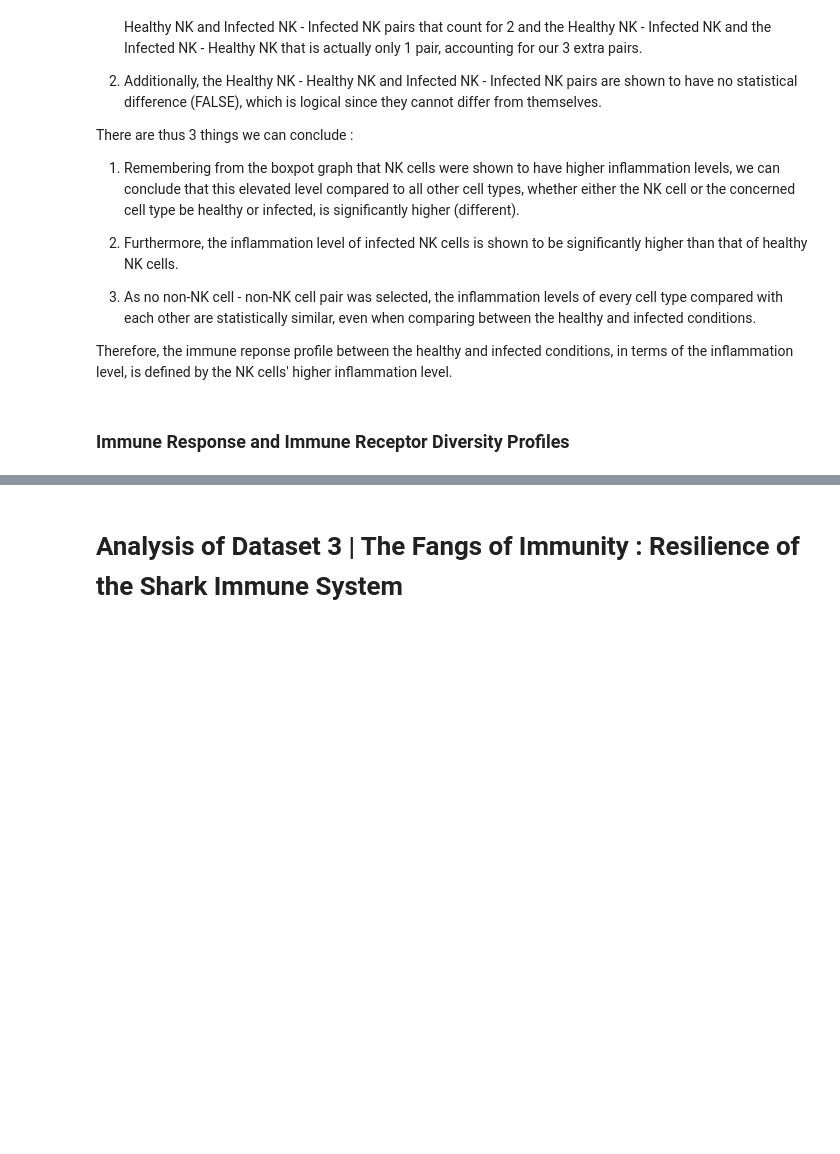
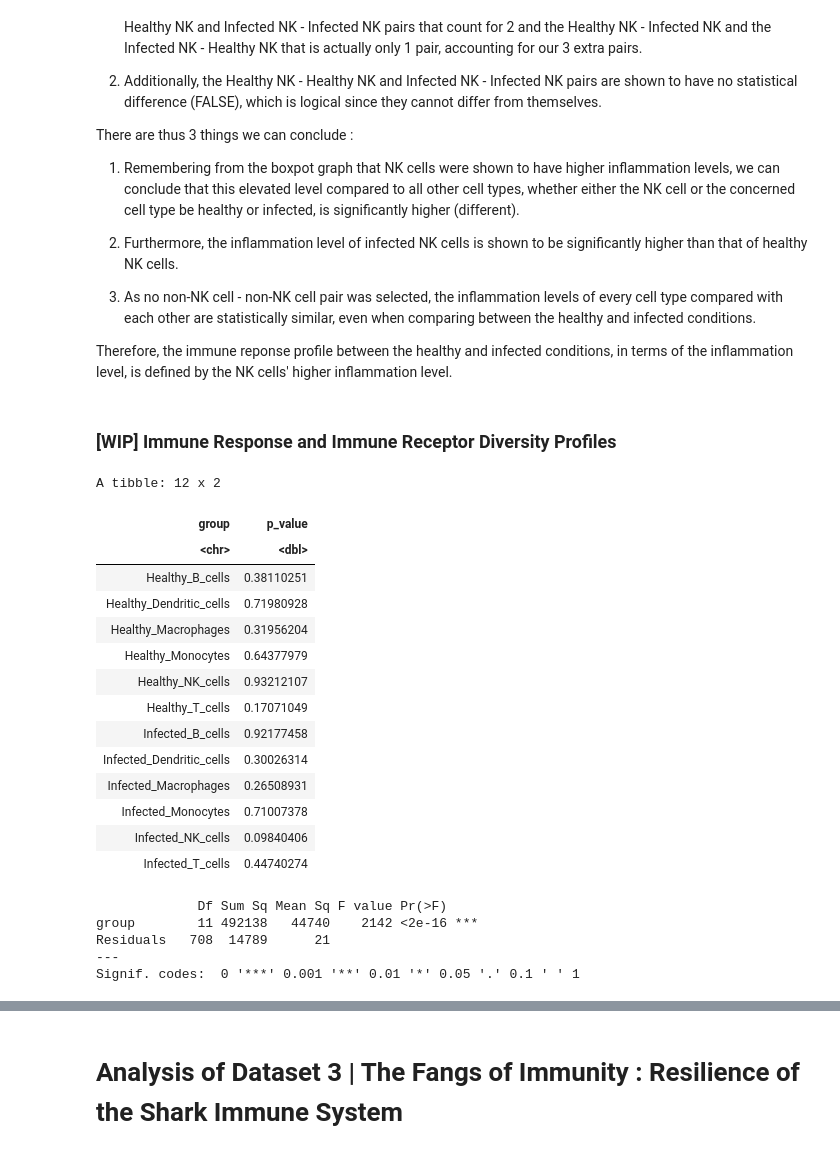
Before and after one commit to Ploenypp/bio-phys-inform_workbooks, a Jupyter notebook: biostats_project/aux_report.ipynb, the cells around one changed output, grey strips where cells are left out. Saved outputs shown, nothing was run; the diff lists cells and outputs as text; code cells hidden in the pictures; blank space fills up the shorter version.

```diff
--- a/biostats_project/aux_report.ipynb
+++ b/biostats_project/aux_report.ipynb
@@ -162,15 +162,15 @@ A matrix: 6 x 4 of type dbl
 The Tukey HSD post hoc test identifies between which pairs a statistical difference exists. If the p adj value is less than 0.05, then the concerned pair has a statistical difference.
 # %%
 # get the list of pairs that have a p adj value less than 0.05
-diff_res = h_inf_inflam_tukey[h_inf_inflam_tukey[,"p adj"] < 0.05, "p adj"]
+inflam_diff_res = h_inf_inflam_tukey[h_inf_inflam_tukey[,"p adj"] < 0.05, "p adj"]
 
 # get pair names (no need for the p adj value)
-pair_lst = as.list(names(diff_res))
+inflam_pair_lst = as.list(names(inflam_diff_res))
 # %%
 # check in NK cells actually are involved in every pair
 not_NK = logical()
 has_NK = logical()
-for (p in pair_lst) {
+for (p in inflam_pair_lst) {
     ps = str_split_fixed(p, "-", 2)
     a = str_split_fixed(ps[1], "_", 2)
     b = str_split_fixed(ps[2], "_", 2)
@@ -178,10 +178,10 @@ for (p in pair_lst) {
     if (a[2] == "NK_cells" || b[2] == "NK_cells") { has_NK = c(has_NK, TRUE) }
 }
 
-sprintf("%d pairs where p adj < 0.05", length(pair_lst))
+sprintf("%d pairs where p adj < 0.05", length(inflam_pair_lst))
 sprintf("%d pairs neither cell type is not an NK cell.", length(not_NK))
 sprintf("%d pairs where at least one cell type is an NK cell.", length(has_NK))
-if (length(has_NK) == length(pair_lst)) { sprintf("All pairs where p adj < 0.05 have at least one cell type that is an NK cell.")
+if (length(has_NK) == length(inflam_pair_lst)) { sprintf("All pairs where p adj < 0.05 have at least one cell type that is an NK cell.")
 } else { sprintf("Not all pairs were p adj < 0.05 have a cell type that is an NK cell.") }
 # %% [output]
 [1] "21 pairs where p adj < 0.05"
@@ -197,7 +197,7 @@ if (length(has_NK) == length(pair_lst)) { sprintf("All pairs where p adj < 0.05
 healthy_NK = list(); infected_NK = list()
 h = 1; i = 1
 
-for (p in pair_lst) {
+for (p in inflam_pair_lst) {
     ps = str_split_fixed(paste(p),"-",2)
     if (ps[1] == "Healthy_NK_cells") {
         healthy_NK[[h]] = ps[2]
@@ -315,4 +315,34 @@ There are thus 3 things we can conclude :
 
 Therefore, the immune reponse profile between the healthy and infected conditions, in terms of the inflammation level, is defined by the NK cells' higher inflammation level.
 # %% [markdown]
-### Immune Response and Immune Receptor Diversity Profiles
+### [WIP] Immune Response and Immune Receptor Diversity Profiles
+# %%
+h_inf_resp = h_inf_immune[h_inf_immune$variable=="response_to_infection", ]
+h_inf_resp %>%
+    group_by(group) %>%
+    summarise(p_value = shapiro.test(value)$p.value)
+# %% [output]
+A tibble: 12 x 2
+| group | p_value |
+| <chr> | <dbl> |
+| Healthy_B_cells | 0.38110251 |
+| Healthy_Dendritic_cells | 0.71980928 |
+| Healthy_Macrophages | 0.31956204 |
+| Healthy_Monocytes | 0.64377979 |
+| Healthy_NK_cells | 0.93212107 |
+| Healthy_T_cells | 0.17071049 |
+| Infected_B_cells | 0.92177458 |
+| Infected_Dendritic_cells | 0.30026314 |
+| Infected_Macrophages | 0.26508931 |
+| Infected_Monocytes | 0.71007378 |
+| Infected_NK_cells | 0.09840406 |
+| Infected_T_cells | 0.44740274 |
+# %%
+h_inf_resp_anova = aov(data=healthy_infected, response_to_infection ~ group)
+summary(h_inf_inflam_anova)
+# %% [output]
+             Df Sum Sq Mean Sq F value Pr(>F)
+group        11 492138   44740    2142 <2e-16 ***
+Residuals   708  14789      21
+---
+Signif. codes:  0 '***' 0.001 '**' 0.01 '*' 0.05 '.' 0.1 ' ' 1
```
Also changed, not shown: parts of 5 cells of this notebook, 1 other file.
